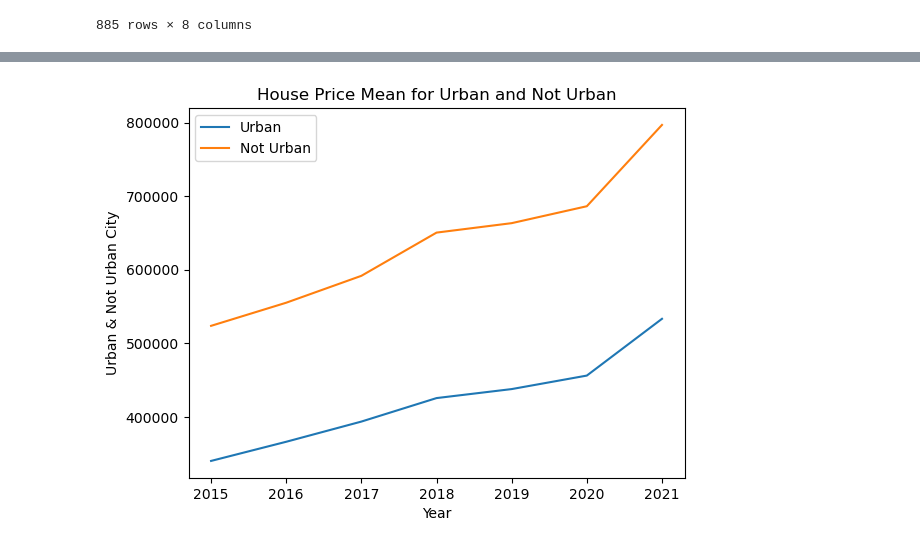
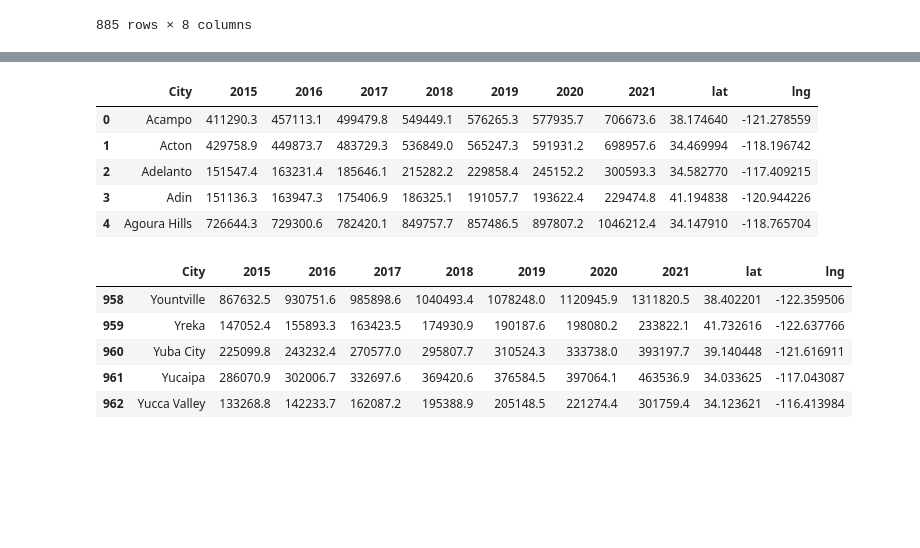
Before and after one commit to eshih22/team_project_1, a Jupyter notebook: Proximity-Major Cities Analysis.ipynb, the cells around one changed output, grey strips where cells are left out. Cells and saved outputs as stored; diff of their text form; code cells hidden in the pictures; blank space fills up the shorter version.

```diff
--- a/Proximity-Major Cities Analysis.ipynb
+++ b/Proximity-Major Cities Analysis.ipynb
@@ -229,7 +101,29 @@ plt.show()
-# %%
-mean_df.plot(kind="line", x='Year', y=["Urban", "Not Urban"], title="House Price Mean for Urban and Not Urban")
-plt.xlabel("Year")
-plt.ylabel("Urban & Not Urban City")
-plt.show()
-# %% [output]
-[figure, removed]
+# %%
+lat = []
+lng = []
+for city in clear_ca_sfh_df["City"]:
+    url = f"https://api.geoapify.com/v1/geocode/search?text={city}&country=United%20States%20of%20America&state=CA&apiKey={api_key}"
+    response = requests.get(url).json()
+
+    lat.append(response["features"][0]["properties"]["lat"])
+    lng.append(response["features"][0]["properties"]["lon"])
+
+clear_ca_sfh_df["lat"] = lat
+clear_ca_sfh_df["lng"] = lng
+clear_ca_sfh_df.head()
+# %% [output]
+|  | City | 2015 | 2016 | 2017 | 2018 | 2019 | 2020 | 2021 | lat | lng |
+| 0 | Acampo | 411290.3 | 457113.1 | 499479.8 | 549449.1 | 576265.3 | 577935.7 | 706673.6 | 38.174640 | -121.278559 |
+| 1 | Acton | 429758.9 | 449873.7 | 483729.3 | 536849.0 | 565247.3 | 591931.2 | 698957.6 | 34.469994 | -118.196742 |
+| 2 | Adelanto | 151547.4 | 163231.4 | 185646.1 | 215282.2 | 229858.4 | 245152.2 | 300593.3 | 34.582770 | -117.409215 |
+| 3 | Adin | 151136.3 | 163947.3 | 175406.9 | 186325.1 | 191057.7 | 193622.4 | 229474.8 | 41.194838 | -120.944226 |
+| 4 | Agoura Hills | 726644.3 | 729300.6 | 782420.1 | 849757.7 | 857486.5 | 897807.2 | 1046212.4 | 34.147910 | -118.765704 |
+# %%
+clear_ca_sfh_df.tail()
+# %% [output]
+|  | City | 2015 | 2016 | 2017 | 2018 | 2019 | 2020 | 2021 | lat | lng |
+| 958 | Yountville | 867632.5 | 930751.6 | 985898.6 | 1040493.4 | 1078248.0 | 1120945.9 | 1311820.5 | 38.402201 | -122.359506 |
+| 959 | Yreka | 147052.4 | 155893.3 | 163423.5 | 174930.9 | 190187.6 | 198080.2 | 233822.1 | 41.732616 | -122.637766 |
+| 960 | Yuba City | 225099.8 | 243232.4 | 270577.0 | 295807.7 | 310524.3 | 333738.0 | 393197.7 | 39.140448 | -121.616911 |
+| 961 | Yucaipa | 286070.9 | 302006.7 | 332697.6 | 369420.6 | 376584.5 | 397064.1 | 463536.9 | 34.033625 | -117.043087 |
+| 962 | Yucca Valley | 133268.8 | 142233.7 | 162087.2 | 195388.9 | 205148.5 | 221274.4 | 301759.4 | 34.123621 | -116.413984 |
```
Also changed, not shown: parts of 9 cells of this notebook, 1 other file.
